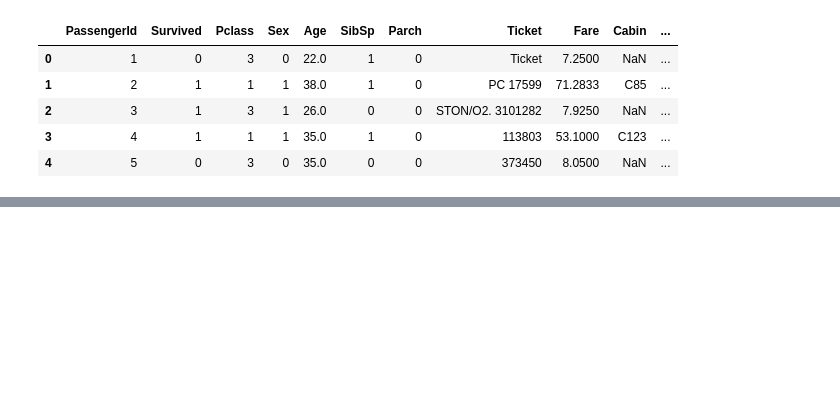
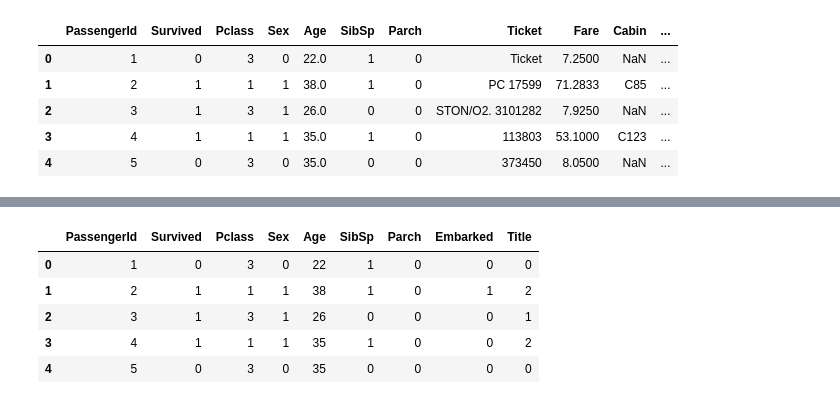
Before and after one commit to Nahidjc/Al_Lab, a Jupyter notebook: lab3.ipynb, the cells around one changed output, grey strips where cells are left out. Saved outputs shown, nothing was run; the diff lists cells and outputs as text; code cells hidden in the pictures; blank space fills up the shorter version.

```diff
--- a/lab3.ipynb
+++ b/lab3.ipynb
@@ -220,0 +268,2 @@ dataset.head()
+# %%
+dataset['Age']=dataset['Age'].astype(int)
@@ -220,0 +283,2 @@ dataset.head()
+# %%
+dataset['Embarked']=dataset['Embarked'].astype(int)
@@ -220,0 +325,9 @@ dataset.head()
+# %%
+dataset.head()
+# %% [output]
+|  | PassengerId | Survived | Pclass | Sex | Age | SibSp | Parch | Embarked | Title |
+| 0 | 1 | 0 | 3 | 0 | 22 | 1 | 0 | 0 | 0 |
+| 1 | 2 | 1 | 1 | 1 | 38 | 1 | 0 | 1 | 2 |
+| 2 | 3 | 1 | 3 | 1 | 26 | 0 | 0 | 0 | 1 |
+| 3 | 4 | 1 | 1 | 1 | 35 | 1 | 0 | 0 | 2 |
+| 4 | 5 | 0 | 3 | 0 | 35 | 0 | 0 | 0 | 0 |
```
Also changed, not shown: parts of 16 cells of this notebook.
